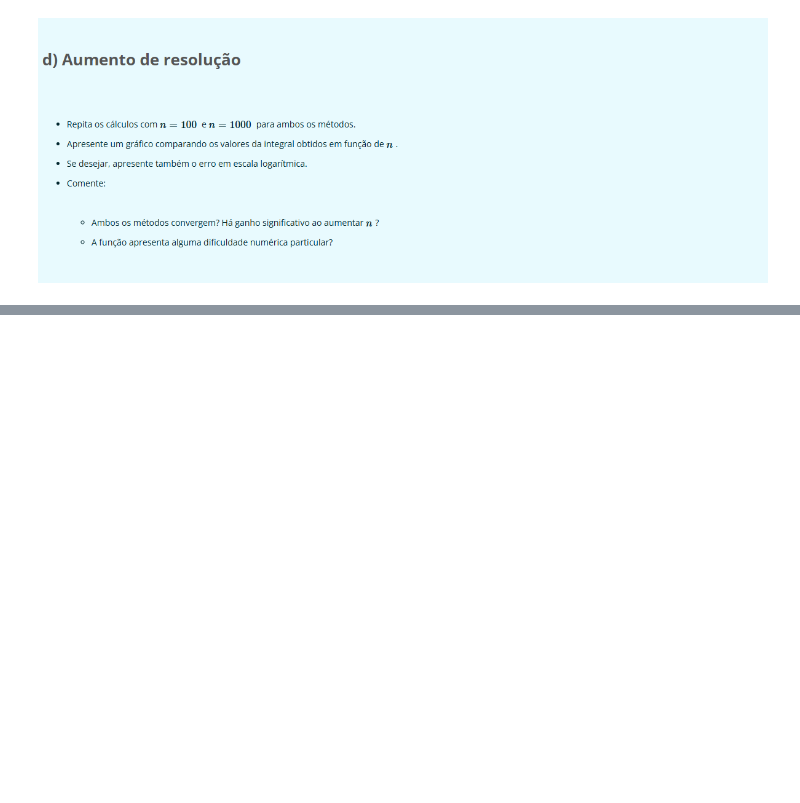
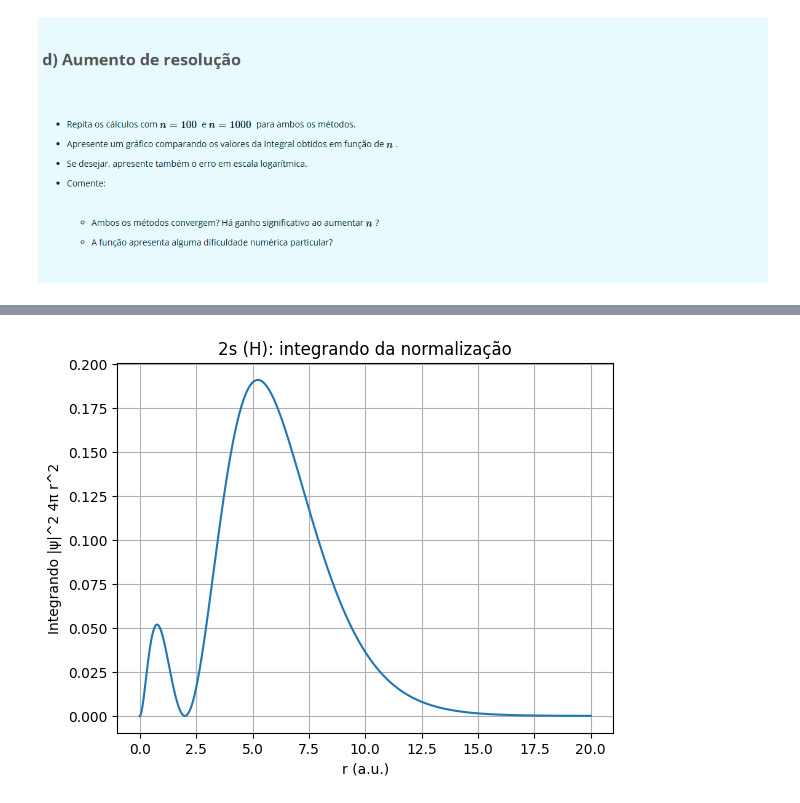
Before and after one commit to Analima123/AV7, a Jupyter notebook: AV7.ipynb, the cells around one changed output, grey strips where cells are left out. Cells and saved outputs as stored; diff of their text form; code cells hidden in the pictures; blank space fills up the shorter version.

```diff
--- a/AV7.ipynb
+++ b/AV7.ipynb
@@ -803,0 +299,80 @@ Houve diferença significativa entre os métodos? Qual se mostrou mais adequado
+# %%
+# Script: normalizacao_2s_hidrogenio.py
+# Cálculo de normalização do orbital 2s do hidrogênio (unidades atômicas)
+# Métodos: Trapézio, Simpson e Gauss–Laguerre
+# Autor: ChatGPT
+
+import numpy as np
+import matplotlib.pyplot as plt
+from numpy.polynomial.laguerre import laggauss
+
+# ---------------------------
+# Função de onda 2s (normalizada) e integrando
+# ---------------------------
+def integrando(r):
+    """
+    Integrando da normalização: |psi(r)|^2 * 4π r^2
+    para o orbital 2s do hidrogênio (a.u.).
+    """
+    return 0.125 * (2.0 - r)**2 * (r**2) * np.exp(-r)
+
+# ---------------------------
+# Métodos de integração
+# ---------------------------
+def trapezio_composto(f, a, b, n):
+    """Método do trapézio composto."""
+    x = np.linspace(a, b, n + 1)
+    y = f(x)
+    h = (b - a) / n
+    return h * (0.5*y[0] + np.sum(y[1:-1]) + 0.5*y[-1])
+
+def simpson_composto(f, a, b, n):
+    """Método de Simpson composto (n deve ser par)."""
+    if n % 2 == 1:
+        n += 1
+    x = np.linspace(a, b, n + 1)
+    y = f(x)
+    h = (b - a) / n
+    S = y[0] + y[-1] + 4.0*np.sum(y[1:-1:2]) + 2.0*np.sum(y[2:-2:2])
+    return S * h / 3.0
+
+def gauss_laguerre(f_poly, n):
+    """
+    Método de Gauss–Laguerre para integrais do tipo ∫ e^{-x} f(x) dx.
+    f_poly é a parte polinomial do integrando (sem o e^{-x}).
+    """
+    x, w = laggauss(n)
+    return np.dot(w, f_poly(x))
+
+# Parte polinomial do integrando (sem o e^{-r})
+def f_pol(r):
+    return 0.125*(2.0 - r)**2 * (r**2)
+
+# ---------------------------
+# Execução principal
+# ---------------------------
+if __name__ == "__main__":
+    Rmax = 40.0
+
+    # Trapézio e Simpson
+    val_trap = trapezio_composto(integrando, 0.0, Rmax, 32000)
+    val_simp = simpson_composto(integrando, 0.0, Rmax, 16000)
+
+    # Gauss–Laguerre (n=3)
+    val_gl3  = gauss_laguerre(f_pol, 3)
+
+    print("Resultados da normalização do 2s (H)")
+    print(f"Trapézio           : {val_trap:.16f}")
+    print(f"Simpson            : {val_simp:.16f}")
+    print(f"Gauss–Laguerre n=3 : {val_gl3:.16f}")
+
+    # Plot do integrando
+    r = np.linspace(0, 20, 800)
+    plt.figure()
+    plt.plot(r, integrando(r))
+    plt.xlabel("r (a.u.)")
+    plt.ylabel("Integrando |ψ|^2 4π r^2")
+    plt.title("2s (H): integrando da normalização")
+    plt.grid(True)
+    plt.show()
+# %% [output]
@@ -803,0 +383 @@ Houve diferença significativa entre os métodos? Qual se mostrou mais adequado
+[figure, added]
```
Also changed, not shown: parts of 38 cells of this notebook, 1 other file.
